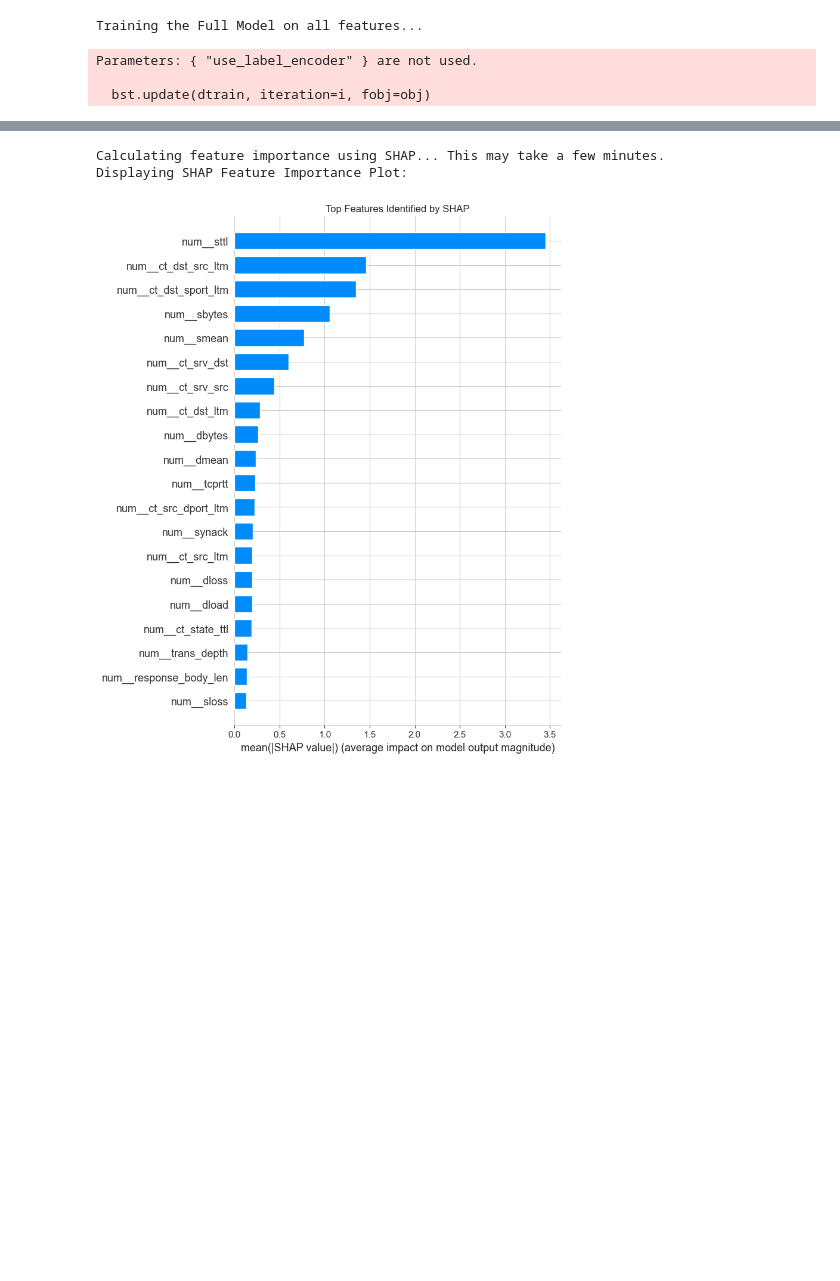
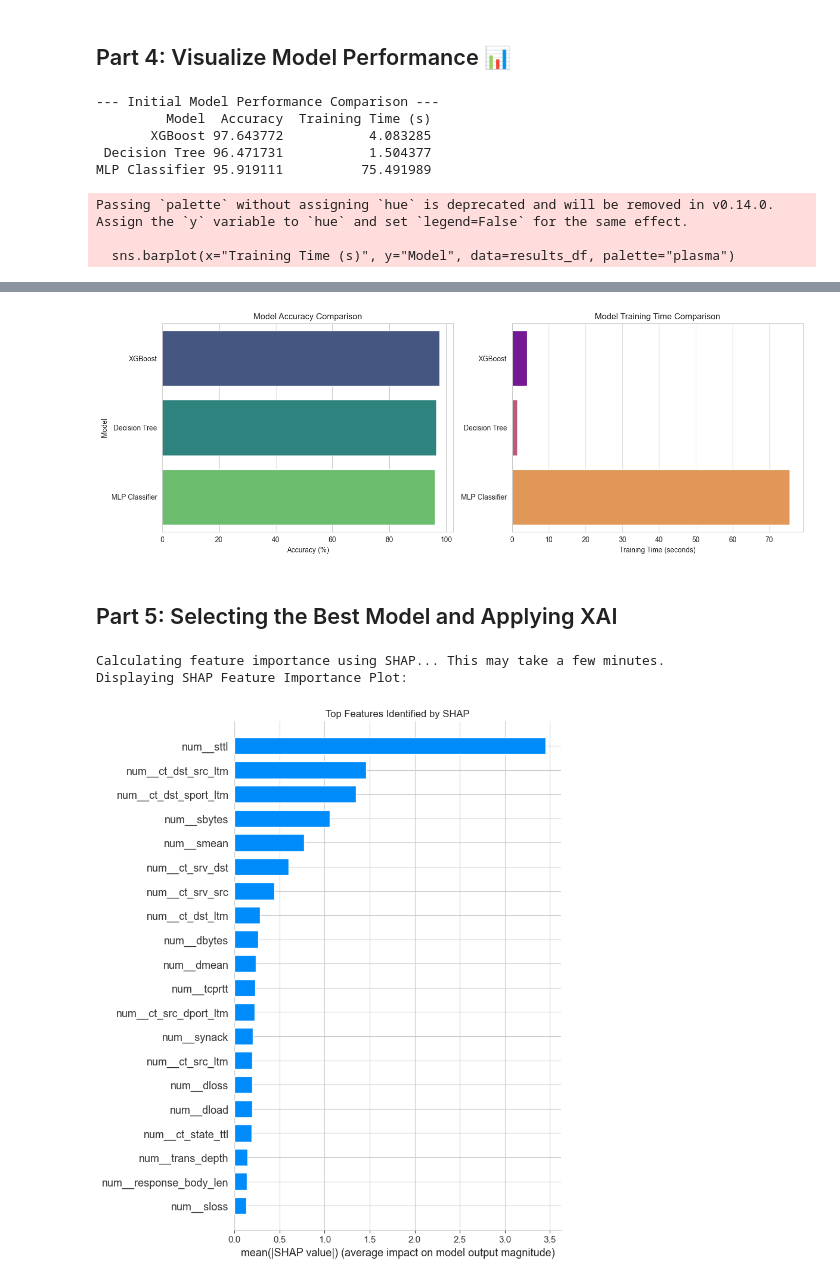
Before and after one commit to royronit14/IoT-Network-Intrusion-Detection-and-Classification-using-Explainable-XAI-Machine-Learning, a Jupyter notebook: My_Project.ipynb, the cells around one changed output, grey strips where cells are left out. Cells and saved outputs as stored; diff of their text form; code cells hidden in the pictures; blank space fills up the shorter version.

Commit message:
Added the project with Updated Model training

```diff
--- a/My_Project.ipynb
+++ b/My_Project.ipynb
@@ -100,23 +127,37 @@ Data preprocessing complete!
+# %% [markdown]
+## Part 4: Visualize Model Performance 📊
 # %%
-# --- Proceed only if the previous step was successful ---
-if 'X_train' in locals():
-    # --- Build the Full Model ---
-    full_model = XGBClassifier(use_label_encoder=False, eval_metric='logloss', random_state=42)
+print("--- Initial Model Performance Comparison ---")
+# Display the results table, sorted by accuracy
+results_df = results_df.sort_values(by="Accuracy", ascending=False)
+print(results_df.to_string(index=False))
 
-    # --- Measure Training Time ---
-    print("Training the Full Model on all features...")
-    start_time = time.time()
-    full_model.fit(X_train, y_train)
-    end_time = time.time()
-    full_model_time = end_time - start_time
-    print(f"Full Model training finished in {full_model_time:.2f} seconds.")
 
-    # --- Evaluate the Model ---
-    y_pred_full = full_model.predict(X_test)
-    full_model_accuracy = accuracy_score(y_test, y_pred_full)
-    print(f"Accuracy of the Full Model: {full_model_accuracy * 100:.2f}%")
+# --- Create plots to visualize the comparison ---
+plt.figure(figsize=(14, 5))
+
+# Plot 1: Accuracy Comparison
+plt.subplot(1, 2, 1)
+sns.barplot(x="Accuracy", y="Model", data=results_df, hue="Model", palette="viridis", legend=False)
+plt.title("Model Accuracy Comparison")
+plt.xlabel("Accuracy (%)")
+plt.ylabel("Model")
+
+# Plot 2: Training Time Comparison
+plt.subplot(1, 2, 2)
+sns.barplot(x="Training Time (s)", y="Model", data=results_df, palette="plasma")
+plt.title("Model Training Time Comparison")
+plt.xlabel("Training Time (seconds)")
+plt.ylabel("") # Remove y-label for cleaner look
+
+plt.tight_layout()
+plt.show()
 # %% [output]
-Training the Full Model on all features...
+--- Initial Model Performance Comparison ---
+         Model  Accuracy  Training Time (s)
+       XGBoost 97.643772           4.083285
+ Decision Tree 96.471731           1.504377
+MLP Classifier 95.919111          75.491989
-Parameters: { "use_label_encoder" } are not used.
+Passing `palette` without assigning `hue` is deprecated and will be removed in v0.14.0. Assign the `y` variable to `hue` and set `legend=False` for the same effect.
 
-  bst.update(dtrain, iteration=i, fobj=obj)
+  sns.barplot(x="Training Time (s)", y="Model", data=results_df, palette="plasma")
@@ -125 +164,4 @@ Accuracy of the Full Model: 97.64%
+[figure, added]
+# %% [markdown]
+## Part 5: Selecting the Best Model and Applying XAI
 # %%
```
Also changed, not shown: parts of 8 cells of this notebook.
